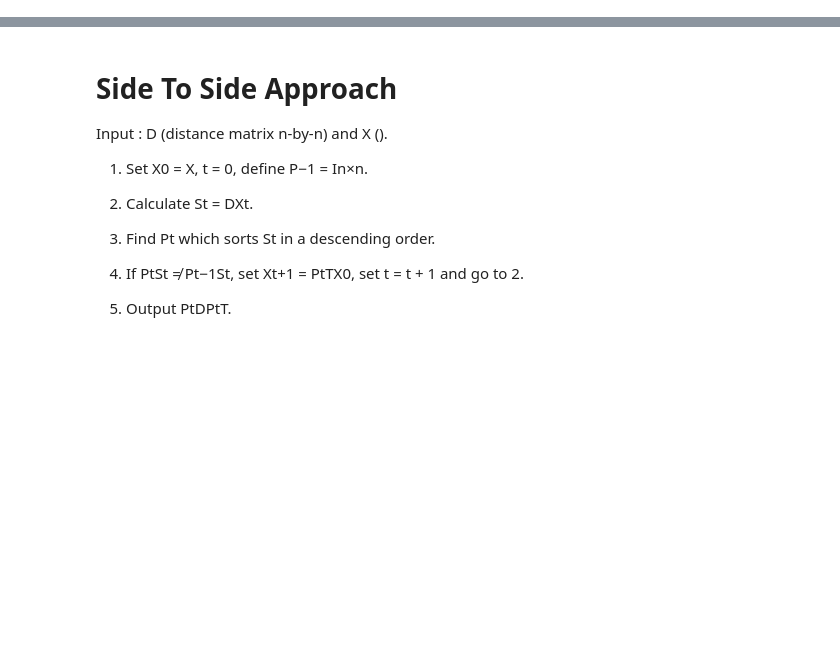
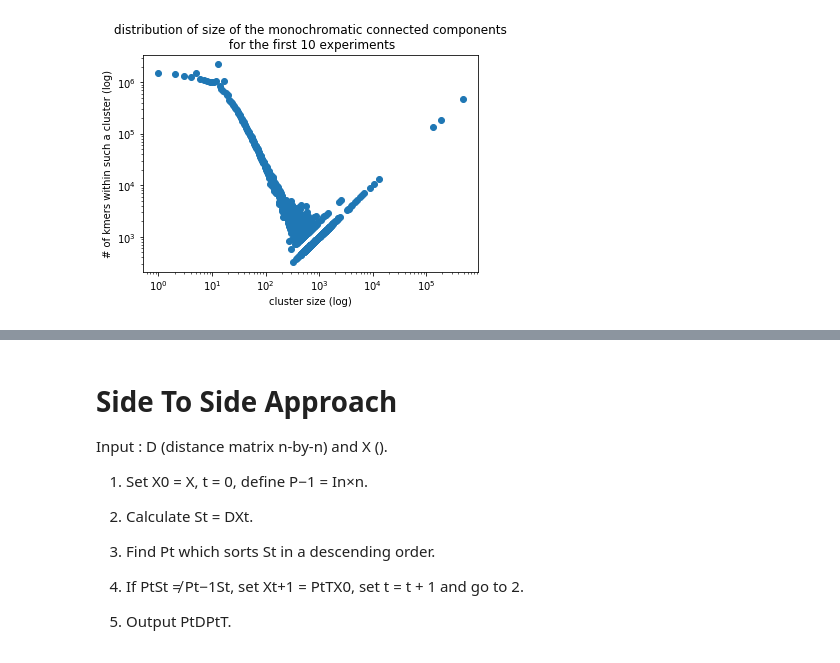
Before and after one commit to fataltes/quickNBs, a Jupyter notebook: mantis_reorderingEQ.ipynb, the cells around one changed output, grey strips where cells are left out. Cells and saved outputs as stored; diff of their text form; code cells hidden in the pictures; blank space fills up the shorter version.

```diff
--- a/mantis_reorderingEQ.ipynb
+++ b/mantis_reorderingEQ.ipynb
@@ -12,0 +14,18 @@ import scipy.spatial.distance as ssd
+# %%
+mcc = pd.read_table('/home/fatemeh/projects/mantis/build/tmp2.clustersize', header=None)
+#mcc = pd.read_table('/mnt/scratch2/fatemeh/mantis/final_out_first200/clustersize.dst', header=None)
+mcc.head()
+mcc.columns = ['val']
+mcc['idx'] = mcc['val']
+what_rob_wants = mcc.groupby('idx').sum().reset_index()
+#plt.hist(np.log2(mcc['val']), bins=100)
+# %%
+plt.scatter(what_rob_wants['idx'], what_rob_wants['val'])
+plt.xscale("log")
+plt.yscale('log')
+plt.xlabel('cluster size (log)')
+plt.ylabel('# of kmers within such a cluster (log)')
+plt.title('distribution of size of the monochromatic connected components\n for the first 10 experiments')
+plt.savefig('/mnt/scratch2/fatemeh/mantis/final_out_first200/clustersize10.pdf')
+# %% [output]
+[figure, added]
```
Also changed, not shown: parts of 34 cells of this notebook, 8 other files.
